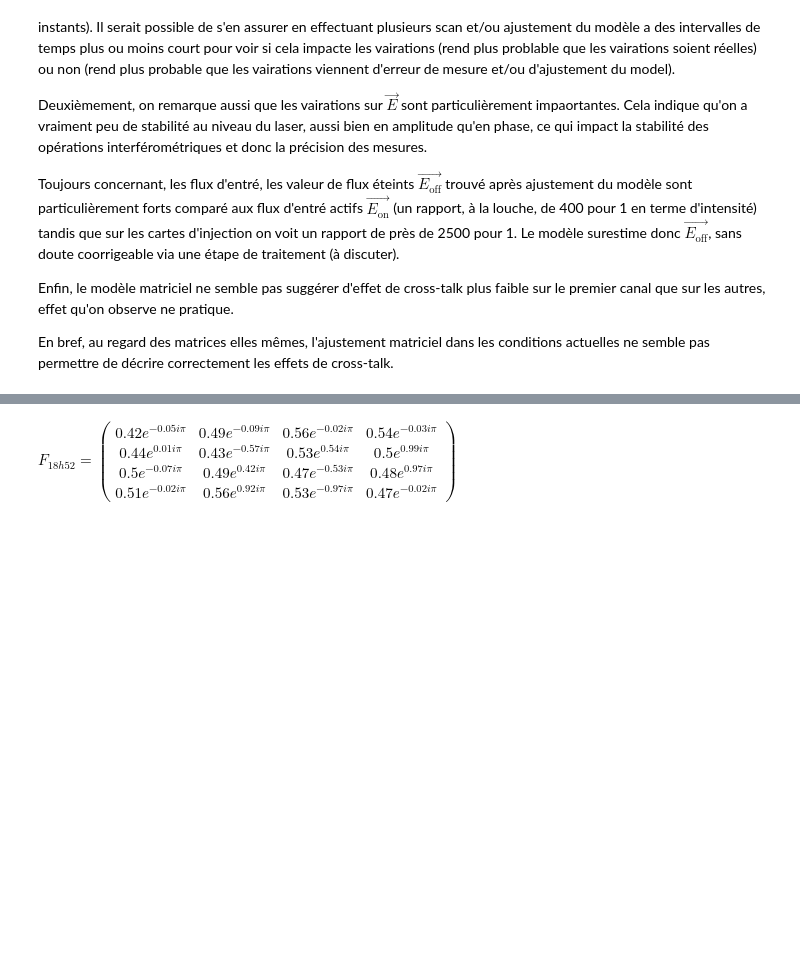
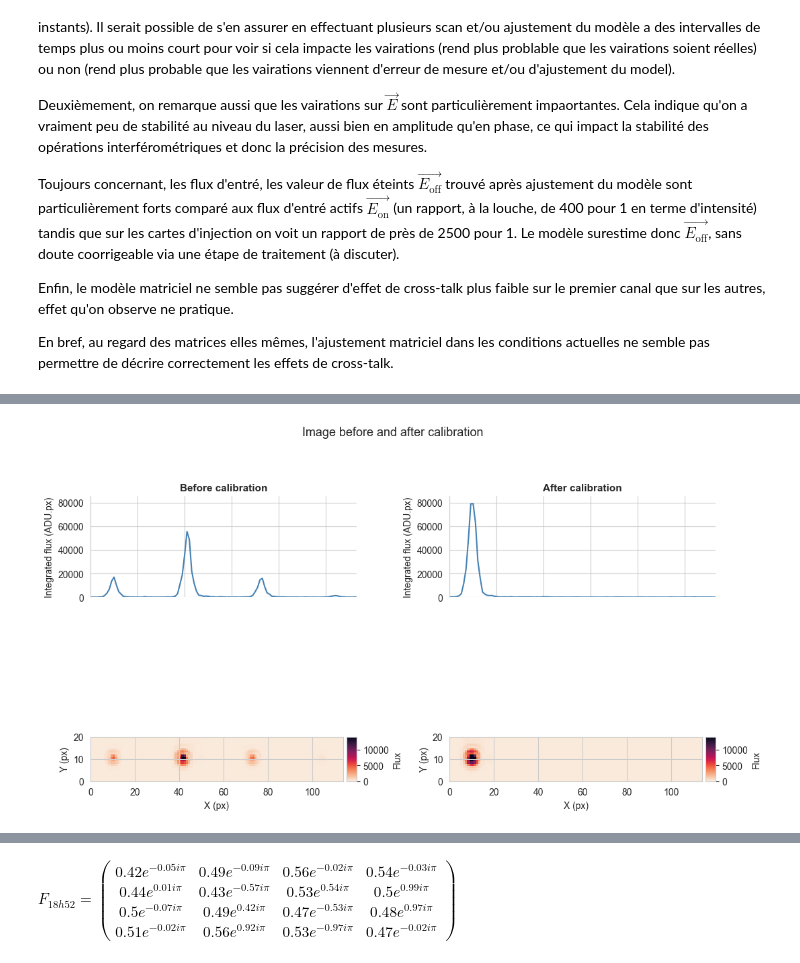
Before and after one commit to VForiel/PhD-Experiments, a Jupyter notebook: to_share/results.ipynb, the cells around one changed output, grey strips where cells are left out. Saved outputs shown, nothing was run; the diff lists cells and outputs as text; code cells hidden in the pictures; blank space fills up the shorter version.

Commit message:
Output image before/after null calibration

```diff
--- a/to_share/results.ipynb
+++ b/to_share/results.ipynb
@@ -169,0 +201,78 @@ En utilisant les déphaseurs intégré au composant photonique et en exploitant
+# %%
+import numpy as np
+import matplotlib.pyplot as plt
+import matplotlib as mpl
+import seaborn as sns
+from mpl_toolkits.axes_grid1 import make_axes_locatable
+
+sns.set_style()
+
+# Load images
+img_before = np.load("files/outputs_before_calibration.npy")
+img_after = np.load("files/outputs_after_calibration.npy")
+
+xmin=313; xmax=333; ymin=305; ymax=419
+img_before = img_before[xmin:xmax, ymin:ymax]
+img_after = img_after[xmin:xmax, ymin:ymax]
+
+zmax = max(np.sum(img_before,axis=1).max(), np.sum(img_after,axis=1).max())
+
+cmap = sns.color_palette("rocket_r", as_cmap=True)
+
+def corner_plot(ax_img, ax_profile, img, title=""):
+    """
+    Trace l'image sur ax_img avec sa colorbar,
+    et le profil de flux intégré le long de X sur ax_profile.
+    """
+    ny, nx = img.shape
+
+    # --- Profil de flux (somme le long de l'axe Y, i.e. projection sur X) ---
+    flux_profile = img.sum(axis=0)          # shape (nx,)
+    x_coords = np.arange(nx)
+
+    ax_profile.plot(x_coords, flux_profile, color="steelblue", lw=1.5)
+    ax_profile.set_xlim(0, nx - 1)
+    ax_profile.set_ylim(0, zmax * 1.1)  # pour que les profils soient sur la même échelle
+    ax_profile.set_ylabel("Integrated flux (ADU.px)")
+    ax_profile.set_title(title, fontsize=11, fontweight="bold")
+    ax_profile.tick_params(labelbottom=False)   # partage l'axe X avec l'image
+    sns.despine(ax=ax_profile, bottom=True)
+
+    # --- Image ---
+    im = ax_img.imshow(
+        img,
+        origin="lower",
+        aspect="equal",
+        cmap=cmap,
+        extent=[0, nx, 0, ny],
+    )
+    ax_img.set_xlabel("X (px)")
+    ax_img.set_ylabel("Y (px)")
+    ax_img.set_aspect('equal', adjustable='box')
+
+    # Colorbar accrochée à l'image
+    divider = make_axes_locatable(ax_img)
+    cax = divider.append_axes("right", size="4%", pad=0.05)
+    plt.colorbar(im, cax=cax, label="Flux")
+
+    return im
+
+
+# ── Mise en page : 2 colonnes, 2 lignes (profil + image) ──────────────────────
+fig, axes = plt.subplots(
+    nrows=2, ncols=2,
+    figsize=(12, 8),
+    gridspec_kw={"height_ratios": [1, 3], "hspace": 0.05, "wspace": 0.35},
+)
+
+# axes[0, 0] → profil avant   |  axes[0, 1] → profil après
+# axes[1, 0] → image avant    |  axes[1, 1] → image après
+
+corner_plot(axes[1, 0], axes[0, 0], img_before, title="Before calibration")
+corner_plot(axes[1, 1], axes[0, 1], img_after,  title="After calibration")
+
+fig.suptitle("Image before and after calibration", fontsize=13, y=1.01)
+plt.savefig("corner_plots.png", dpi=150, bbox_inches="tight")
+plt.show()
+# %% [output]
+[figure, added]
```
Also changed, not shown: parts of 8 cells of this notebook, 5 other files.
